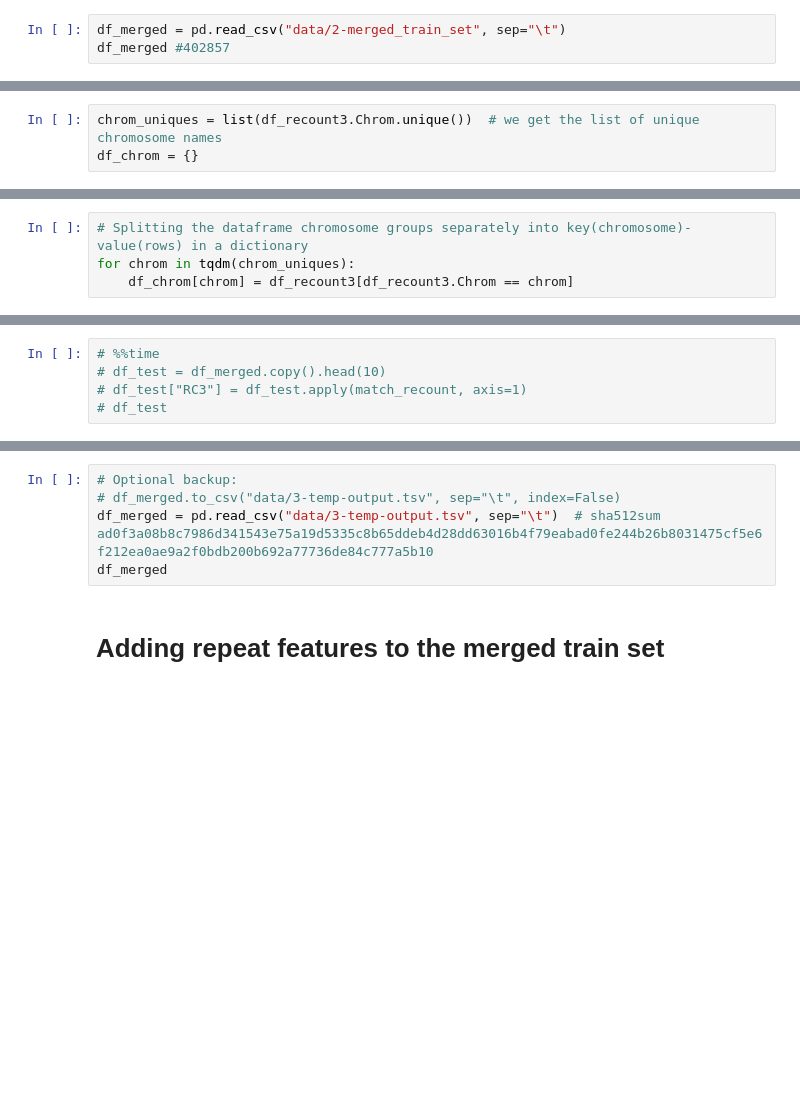
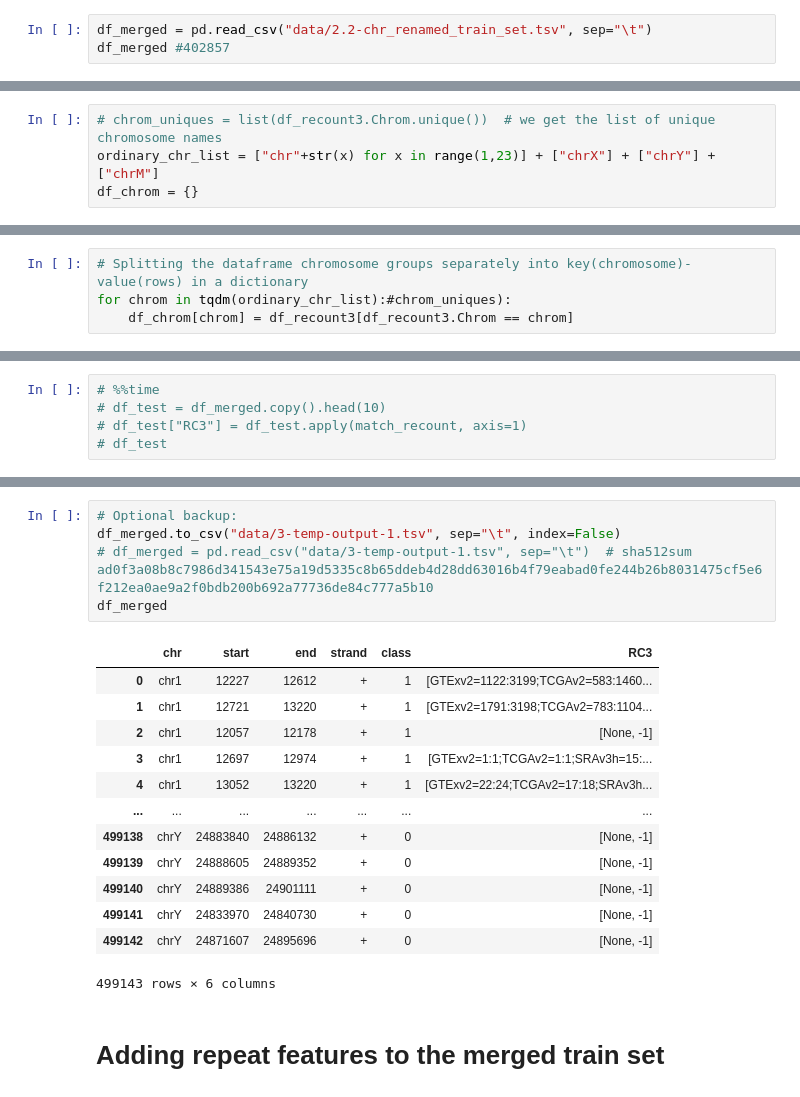
Before and after one commit to EnsemblGSOC/IntronOrNot, a Jupyter notebook: 3 - Featurizing with Recount3 and Repeats.ipynb, the cells around one changed output, grey strips where cells are left out. Cells and saved outputs as stored; diff of their text form; blank space fills up the shorter version.

```diff
--- a/3 - Featurizing with Recount3 and Repeats.ipynb
+++ b/3 - Featurizing with Recount3 and Repeats.ipynb
@@ -3,5 +3,5 @@ import pandas as pd
 from tqdm import tqdm
 from pandarallel import pandarallel
 # %%
-df_merged = pd.read_csv("data/2-merged_train_set", sep="\t")
+df_merged = pd.read_csv("data/2.2-chr_renamed_train_set.tsv", sep="\t")
 df_merged #402857
@@ -15,3 +44,4 @@ df_recount3
 # %%
-chrom_uniques = list(df_recount3.Chrom.unique())  # we get the list of unique chromosome names
+# chrom_uniques = list(df_recount3.Chrom.unique())  # we get the list of unique chromosome names
+ordinary_chr_list = ["chr"+str(x) for x in range(1,23)] + ["chrX"] + ["chrY"] + ["chrM"]
 df_chrom = {}
@@ -18,6 +68,6 @@ df_chrom = {}
 # %%
 # Splitting the dataframe chromosome groups separately into key(chromosome)-value(rows) in a dictionary
-for chrom in tqdm(chrom_uniques):
+for chrom in tqdm(ordinary_chr_list):#chrom_uniques):
     df_chrom[chrom] = df_recount3[df_recount3.Chrom == chrom]
 # %%
 def match_recount(row):
@@ -41,8 +111,22 @@ df_merged
 # %%
 # Optional backup:
-# df_merged.to_csv("data/3-temp-output.tsv", sep="\t", index=False)
-df_merged = pd.read_csv("data/3-temp-output.tsv", sep="\t")  # sha512sum ad0f3a08b8c7986d341543e75a19d5335c8b65ddeb4d28dd63016b4f79eabad0fe244b26b8031475cf5e6f212ea0ae9a2f0bdb200b692a77736de84c777a5b10
+df_merged.to_csv("data/3-temp-output-1.tsv", sep="\t", index=False)
+# df_merged = pd.read_csv("data/3-temp-output-1.tsv", sep="\t")  # sha512sum ad0f3a08b8c7986d341543e75a19d5335c8b65ddeb4d28dd63016b4f79eabad0fe244b26b8031475cf5e6f212ea0ae9a2f0bdb200b692a77736de84c777a5b10
 df_merged
+# %% [output]
+|  | chr | start | end | strand | class | RC3 |
+| 0 | chr1 | 12227 | 12612 | + | 1 | [GTExv2=1122:3199;TCGAv2=583:1460... |
+| 1 | chr1 | 12721 | 13220 | + | 1 | [GTExv2=1791:3198;TCGAv2=783:1104... |
+| 2 | chr1 | 12057 | 12178 | + | 1 | [None, -1] |
+| 3 | chr1 | 12697 | 12974 | + | 1 | [GTExv2=1:1;TCGAv2=1:1;SRAv3h=15:... |
+| 4 | chr1 | 13052 | 13220 | + | 1 | [GTExv2=22:24;TCGAv2=17:18;SRAv3h... |
+| ... | ... | ... | ... | ... | ... | ... |
+| 499138 | chrY | 24883840 | 24886132 | + | 0 | [None, -1] |
+| 499139 | chrY | 24888605 | 24889352 | + | 0 | [None, -1] |
+| 499140 | chrY | 24889386 | 24901111 | + | 0 | [None, -1] |
+| 499141 | chrY | 24833970 | 24840730 | + | 0 | [None, -1] |
+| 499142 | chrY | 24871607 | 24895696 | + | 0 | [None, -1] |
+499143 rows × 6 columns
 # %% [markdown]
 # Adding repeat features to the merged train set
 # %%
```
Also changed, not shown: parts of 16 cells of this notebook, 6 other files.
